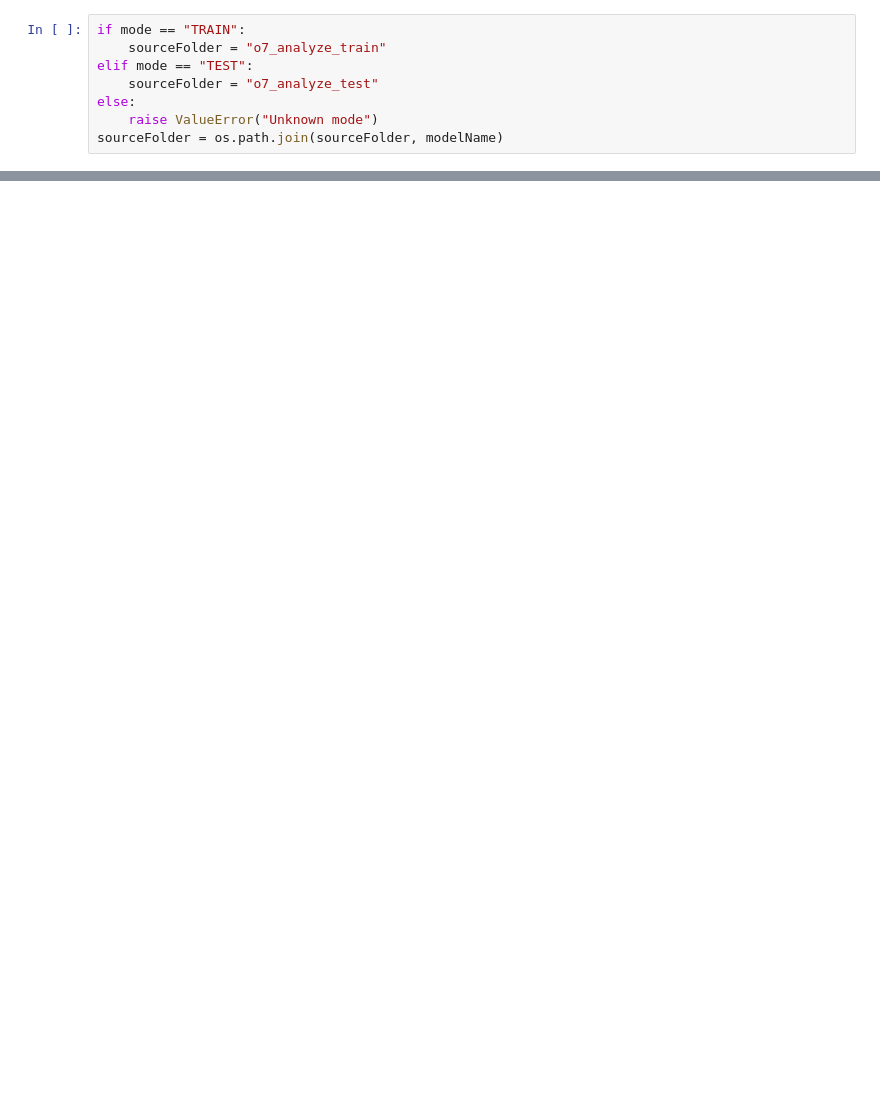
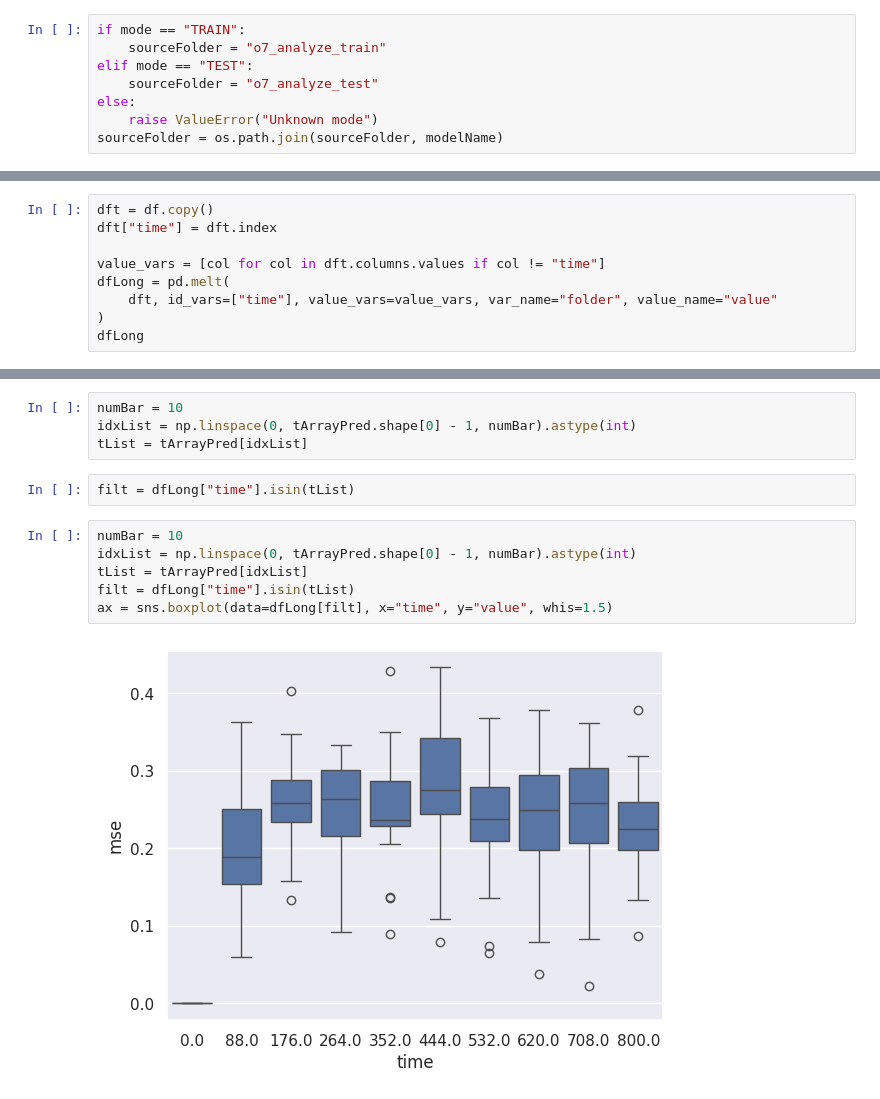
Before and after one commit to nnnpooh/pfc-ml, a Jupyter notebook: T06 - Paper/s8_visualize_err.ipynb, the cells around one changed output, grey strips where cells are left out. Drawn from its saved outputs; the diff is of its cells as text; blank space fills up the shorter version.

```diff
--- a/T06 - Paper/s8_visualize_err.ipynb
+++ b/T06 - Paper/s8_visualize_err.ipynb
@@ -54,0 +42,9 @@ df.tail()
+# %%
+dft = df.copy()
+dft["time"] = dft.index
+
+value_vars = [col for col in dft.columns.values if col != "time"]
+dfLong = pd.melt(
+    dft, id_vars=["time"], value_vars=value_vars, var_name="folder", value_name="value"
+)
+dfLong
@@ -72,0 +106,14 @@ plt.legend()
+# %%
+numBar = 10
+idxList = np.linspace(0, tArrayPred.shape[0] - 1, numBar).astype(int)
+tList = tArrayPred[idxList]
+# %%
+filt = dfLong["time"].isin(tList)
+# %%
+numBar = 10
+idxList = np.linspace(0, tArrayPred.shape[0] - 1, numBar).astype(int)
+tList = tArrayPred[idxList]
+filt = dfLong["time"].isin(tList)
+ax = sns.boxplot(data=dfLong[filt], x="time", y="value", whis=1.5)
+# %% [output]
+[figure, added]
```
Also changed, not shown: parts of 8 cells of this notebook, 13 other files.
